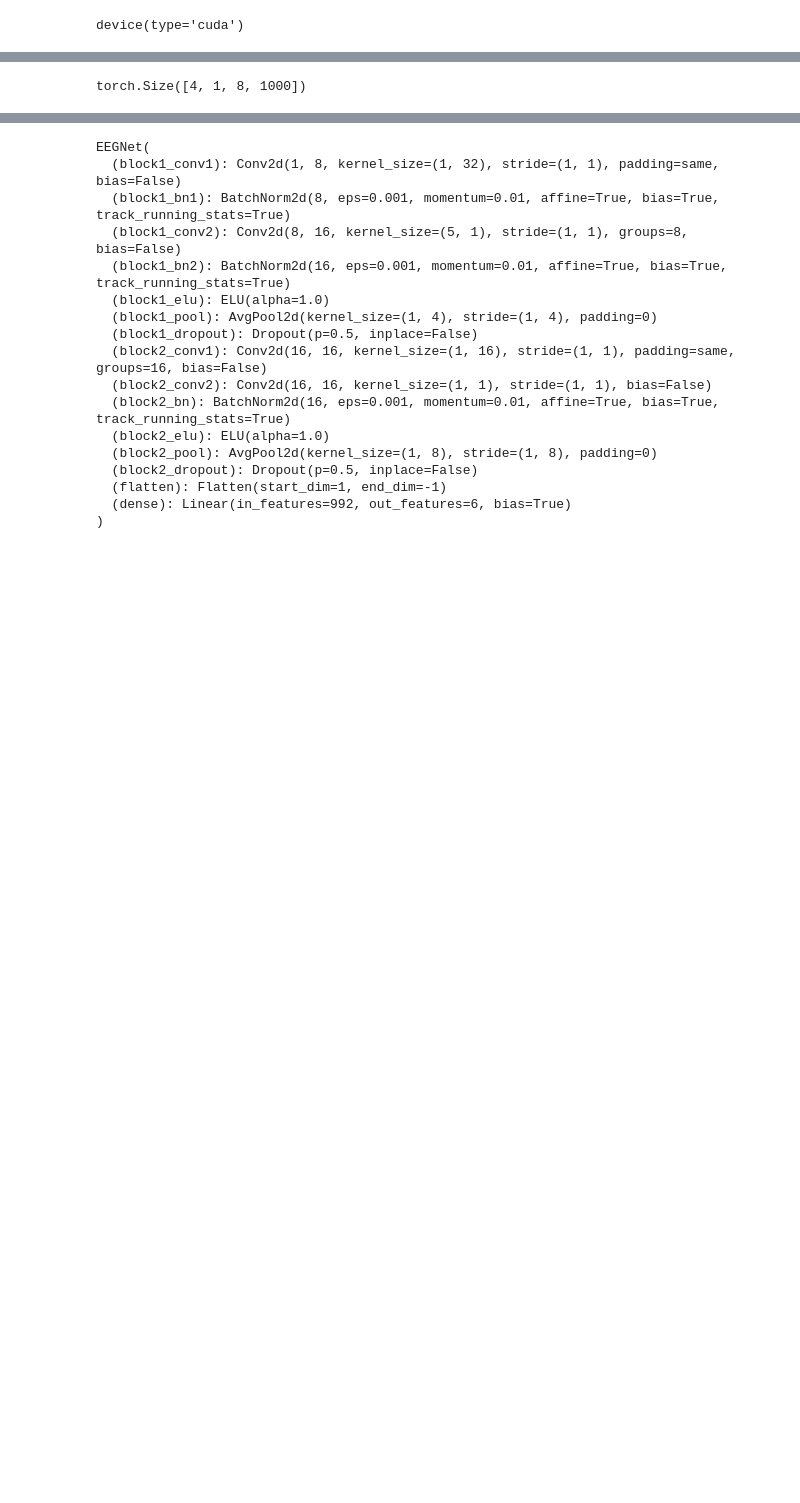
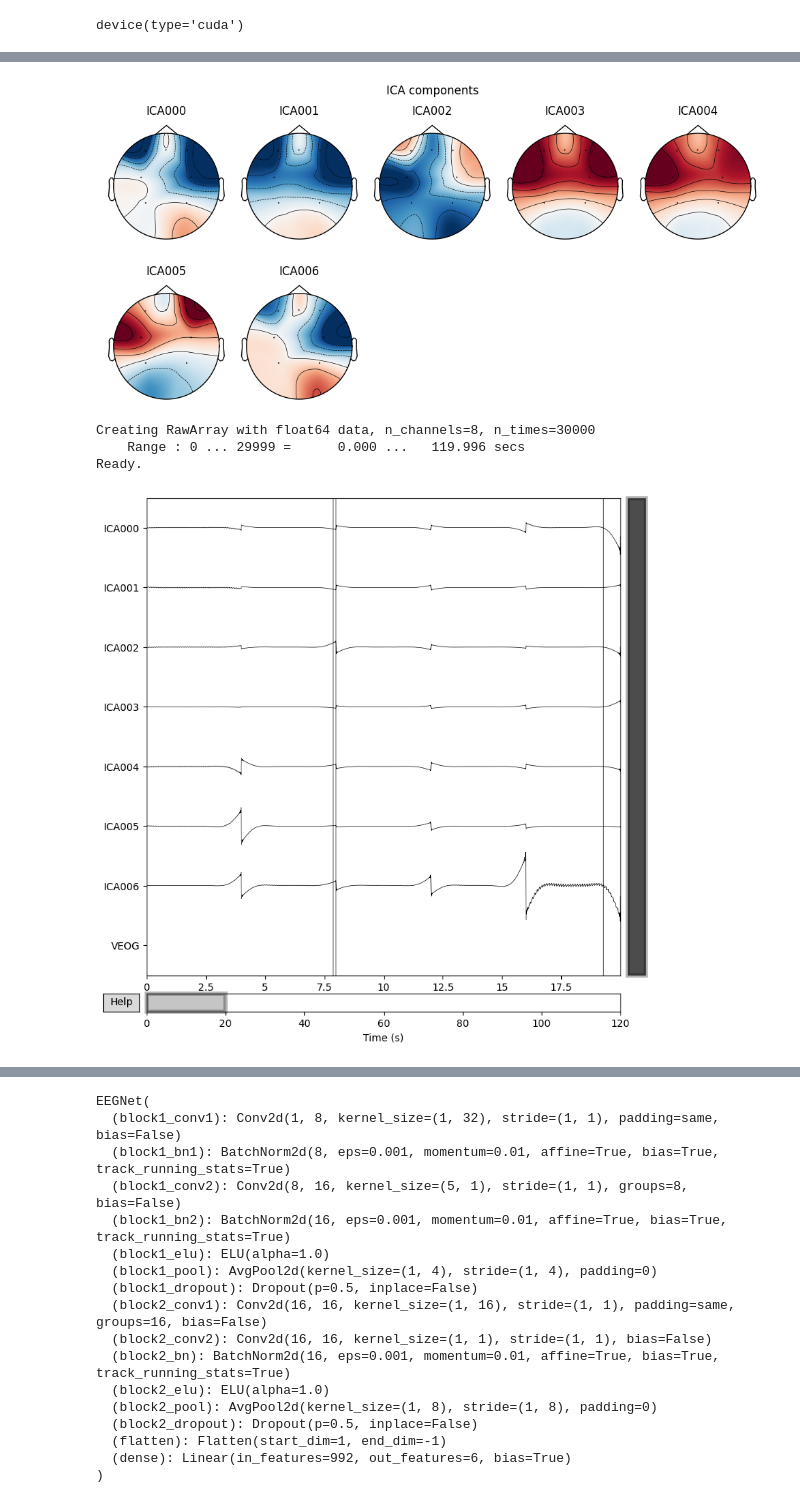
Before and after one commit to carlos-lorenzo/neurodaq-host, a Jupyter notebook: train_cnn.ipynb, the cells around one changed output, grey strips where cells are left out. Cells and saved outputs as stored; diff of their text form; code cells hidden in the pictures; blank space fills up the shorter version.

```diff
--- a/train_cnn.ipynb
+++ b/train_cnn.ipynb
@@ -13,0 +358,9 @@ device(type='cuda')
+# %%
+ica.plot_components()
+ica.plot_sources(raw)
+# %% [output]
+[figure, added]
+Creating RawArray with float64 data, n_channels=8, n_times=30000
+    Range : 0 ... 29999 =      0.000 ...   119.996 secs
+Ready.
+[figure, added]
@@ -40,5 +392 @@ dataloader = DataLoader(dataset, batch_size=4, shuffle=True)
-# %%
-next(iter(dataloader))[0].shape
-# %% [output]
-torch.Size([4, 1, 8, 1000])
 # %%
```
Also changed, not shown: parts of 14 cells of this notebook, 10 other files.
